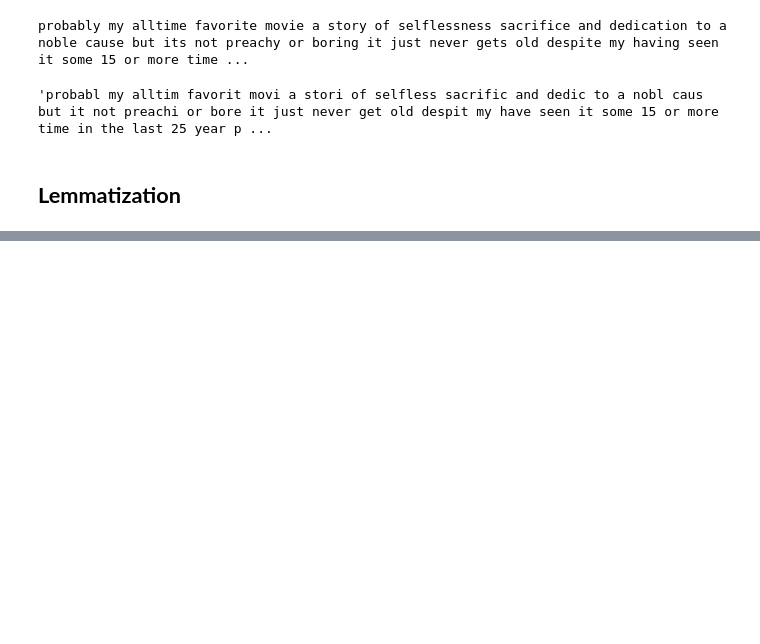
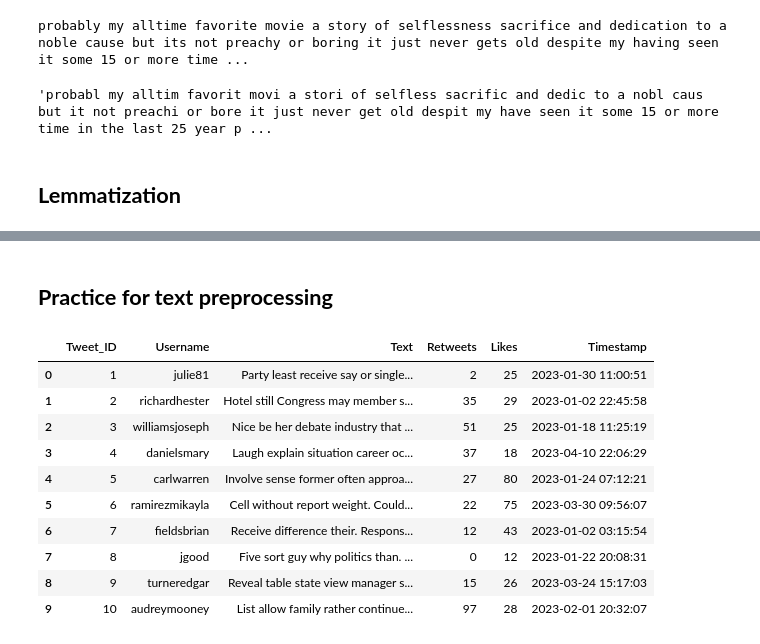
Before and after one commit to riyanj220/Generative-AI, a Jupyter notebook: GenerativeAI.ipynb, the cells around one changed output, grey strips where cells are left out. Cells and saved outputs as stored; diff of their text form; code cells hidden in the pictures; blank space fills up the shorter version.

Commit message:
Practicing text pre processing

```diff
--- a/GenerativeAI.ipynb
+++ b/GenerativeAI.ipynb
@@ -540,0 +561,21 @@ for word in sentence_words:
+# %% [markdown]
+## **Practice for text preprocessing**
+# %%
+import pandas as pd
+
+dataset_path = '/content/drive/MyDrive/GenerativeAINotebooks/datasets/twitter_dataset.csv'
+
+df = pd.read_csv(dataset_path)
+df.head(10)
+# %% [output]
+|  | Tweet_ID | Username | Text | Retweets | Likes | Timestamp |
+| 0 | 1 | julie81 | Party least receive say or single... | 2 | 25 | 2023-01-30 11:00:51 |
+| 1 | 2 | richardhester | Hotel still Congress may member s... | 35 | 29 | 2023-01-02 22:45:58 |
+| 2 | 3 | williamsjoseph | Nice be her debate industry that ... | 51 | 25 | 2023-01-18 11:25:19 |
+| 3 | 4 | danielsmary | Laugh explain situation career oc... | 37 | 18 | 2023-04-10 22:06:29 |
+| 4 | 5 | carlwarren | Involve sense former often approa... | 27 | 80 | 2023-01-24 07:12:21 |
+| 5 | 6 | ramirezmikayla | Cell without report weight. Could... | 22 | 75 | 2023-03-30 09:56:07 |
+| 6 | 7 | fieldsbrian | Receive difference their. Respons... | 12 | 43 | 2023-01-02 03:15:54 |
+| 7 | 8 | jgood | Five sort guy why politics than. ... | 0 | 12 | 2023-01-22 20:08:31 |
+| 8 | 9 | turneredgar | Reveal table state view manager s... | 15 | 26 | 2023-03-24 15:17:03 |
+| 9 | 10 | audreymooney | List allow family rather continue... | 97 | 28 | 2023-02-01 20:32:07 |
```
Also changed, not shown: parts of 15 cells of this notebook.
